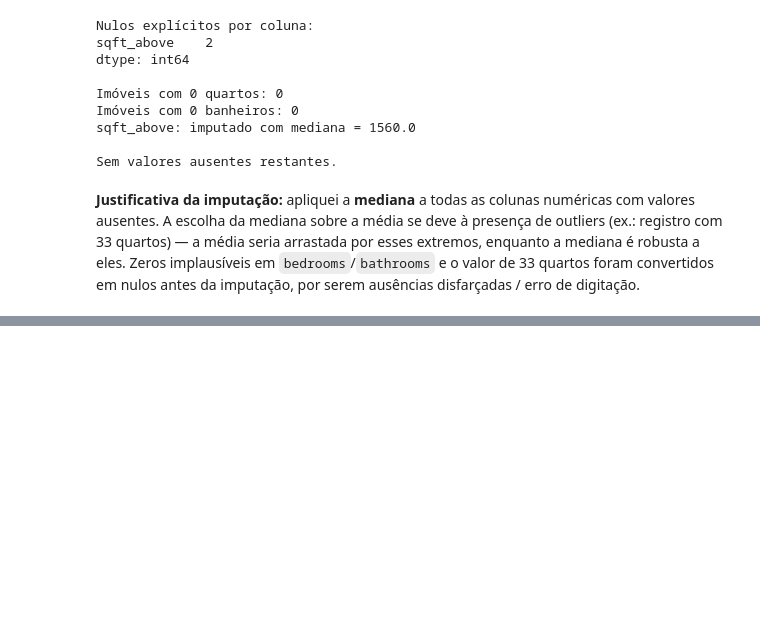
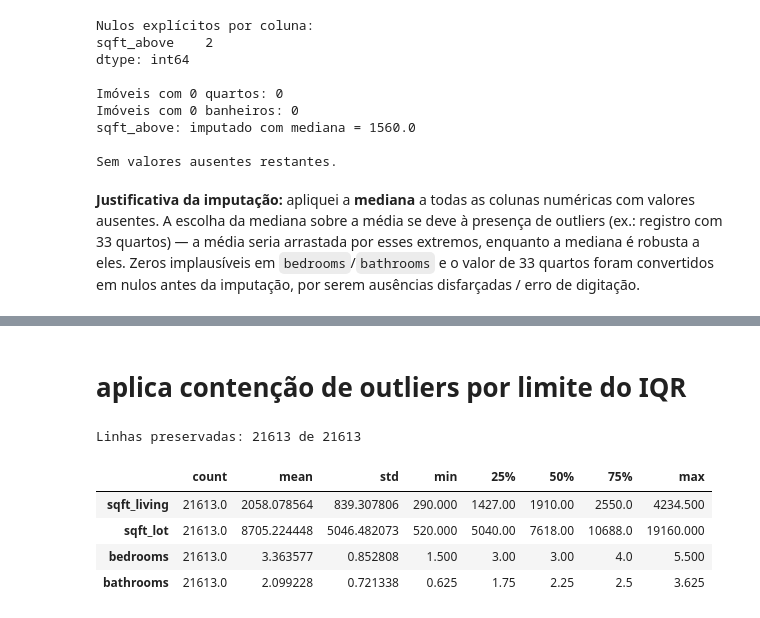
Before and after one commit to jhonatanalves/projetofinal_modulo1_sctec, a Jupyter notebook: notebooks/kc_house_predictor.ipynb, the cells around one changed output, grey strips where cells are left out. Saved outputs shown, nothing was run; the diff lists cells and outputs as text; code cells hidden in the pictures; blank space fills up the shorter version.

```diff
--- a/notebooks/kc_house_predictor.ipynb
+++ b/notebooks/kc_house_predictor.ipynb
@@ -281,0 +313,22 @@ disfarçadas / erro de digitação.
+# %% [markdown]
+# aplica contenção de outliers por limite do IQR
+# %%
+def conter_iqr(serie, k=1.5):
+    q1, q3 = serie.quantile([0.25, 0.75])
+    iqr = q3 - q1
+    return serie.clip(lower=q1 - k * iqr, upper=q3 + k * iqr)
+
+antes = df.shape[0]
+for col in ["sqft_living", "sqft_lot", "bedrooms", "bathrooms"]:
+    df[col] = conter_iqr(df[col])
+
+# A target NÃO é contida: alterar 'price' distorceria o alvo que queremos prever.
+print(f"Linhas preservadas: {df.shape[0]} de {antes}")
+df[["sqft_living", "sqft_lot", "bedrooms", "bathrooms"]].describe().T
+# %% [output]
+Linhas preservadas: 21613 de 21613
+|  | count | mean | std | min | 25% | 50% | 75% | max |
+| sqft_living | 21613.0 | 2058.078564 | 839.307806 | 290.000 | 1427.00 | 1910.00 | 2550.0 | 4234.500 |
+| sqft_lot | 21613.0 | 8705.224448 | 5046.482073 | 520.000 | 5040.00 | 7618.00 | 10688.0 | 19160.000 |
+| bedrooms | 21613.0 | 3.363577 | 0.852808 | 1.500 | 3.00 | 3.00 | 4.0 | 5.500 |
+| bathrooms | 21613.0 | 2.099228 | 0.721338 | 0.625 | 1.75 | 2.25 | 2.5 | 3.625 |
```
Also changed, not shown: parts of 3 cells of this notebook.
